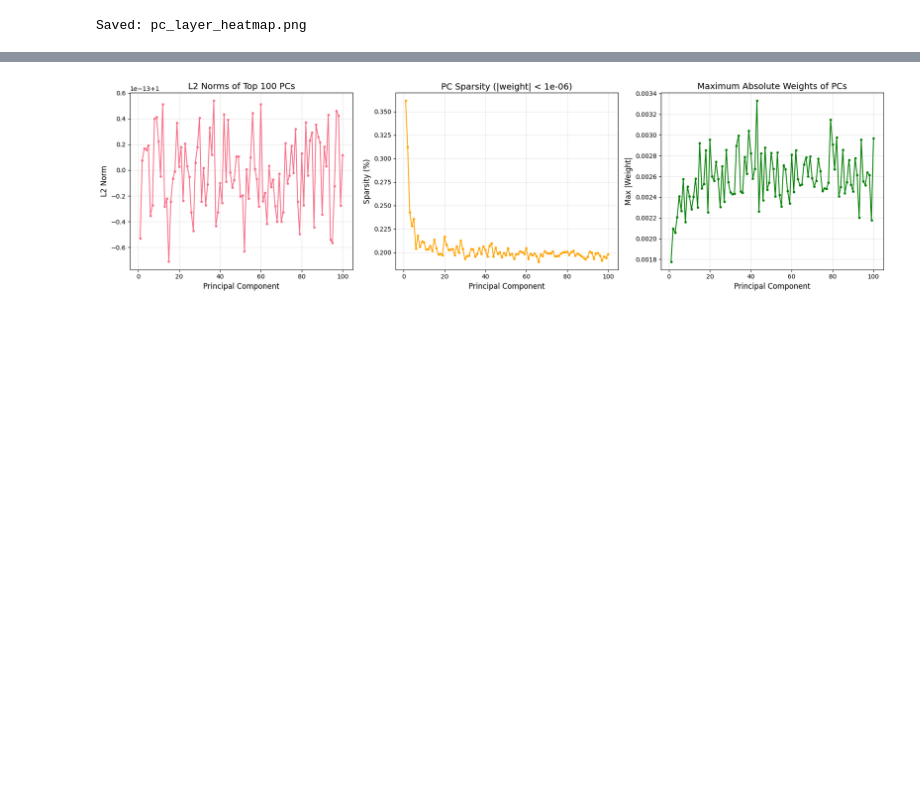
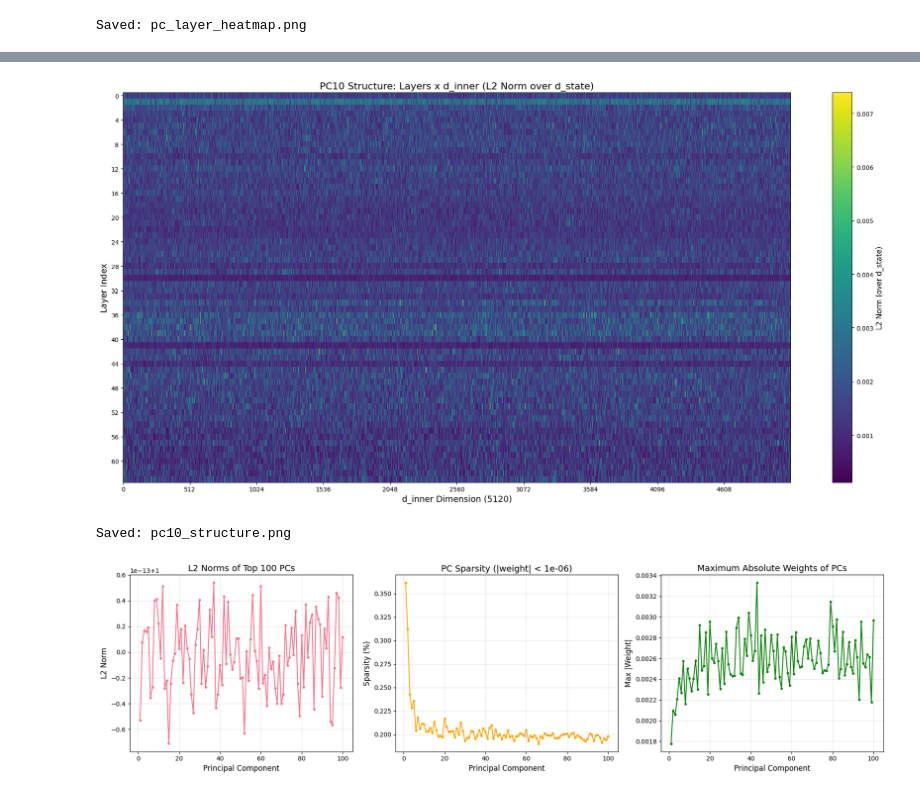
Before and after one commit to hlife0/mamba-autodl, a Jupyter notebook: PCA_analysis/explore_transformation.ipynb, the cells around one changed output, grey strips where cells are left out. Saved outputs shown, nothing was run; the diff lists cells and outputs as text; code cells hidden in the pictures; blank space fills up the shorter version.

```diff
--- a/PCA_analysis/explore_transformation.ipynb
+++ b/PCA_analysis/explore_transformation.ipynb
@@ -382,4 +382,41 @@ print(f"Saved: pc{pc_idx+1}_structure.png")
 Saved: pc1_structure.png
+# %%
+# Visualization 3: Detailed structure of a single PC (PC1 example)
+# Reshape to [n_layers, d_inner, d_state] and compute L2 norm over d_state
+# Get [n_layers, d_inner] heatmap
+
+pc_idx = 9  # Select first principal component
+pc = pca_components[pc_idx].reshape(n_layers, d_inner, d_state)
+
+# Compute L2 norm over d_state dimension
+pc_layer_inner = np.linalg.norm(pc, axis=2)  # [n_layers, d_inner]
+
+# Plot heatmap
+fig, ax = plt.subplots(figsize=(20, 10))
+im = ax.imshow(pc_layer_inner, aspect='auto', cmap='viridis', interpolation='nearest')
+
+ax.set_xlabel('d_inner Dimension (5120)', fontsize=14)
+ax.set_ylabel('Layer Index', fontsize=14)
+ax.set_title(f'PC{pc_idx+1} Structure: Layers x d_inner (L2 Norm over d_state)', fontsize=16)
+
+# Set ticks
+ax.set_xticks(range(0, d_inner, 512))
+ax.set_xticklabels(range(0, d_inner, 512))
+ax.set_yticks(range(0, n_layers, 4))
+ax.set_yticklabels(range(0, n_layers, 4))
+
+# Add colorbar
+cbar = plt.colorbar(im, ax=ax)
+cbar.set_label('L2 Norm (over d_state)', fontsize=12)
+
+plt.tight_layout()
+plt.savefig(os.path.join(pca_dir, f'pc{pc_idx+1}_structure.png'), dpi=150, bbox_inches='tight')
+plt.show()
+
+print(f"Saved: pc{pc_idx+1}_structure.png")
+# %% [output]
+[figure, added]
+Saved: pc10_structure.png
 # %%
 # Visualization 4: PC norms and sparsity
 fig, axes = plt.subplots(1, 3, figsize=(18, 5))
```
Also changed, not shown: parts of 1 cell of this notebook.
